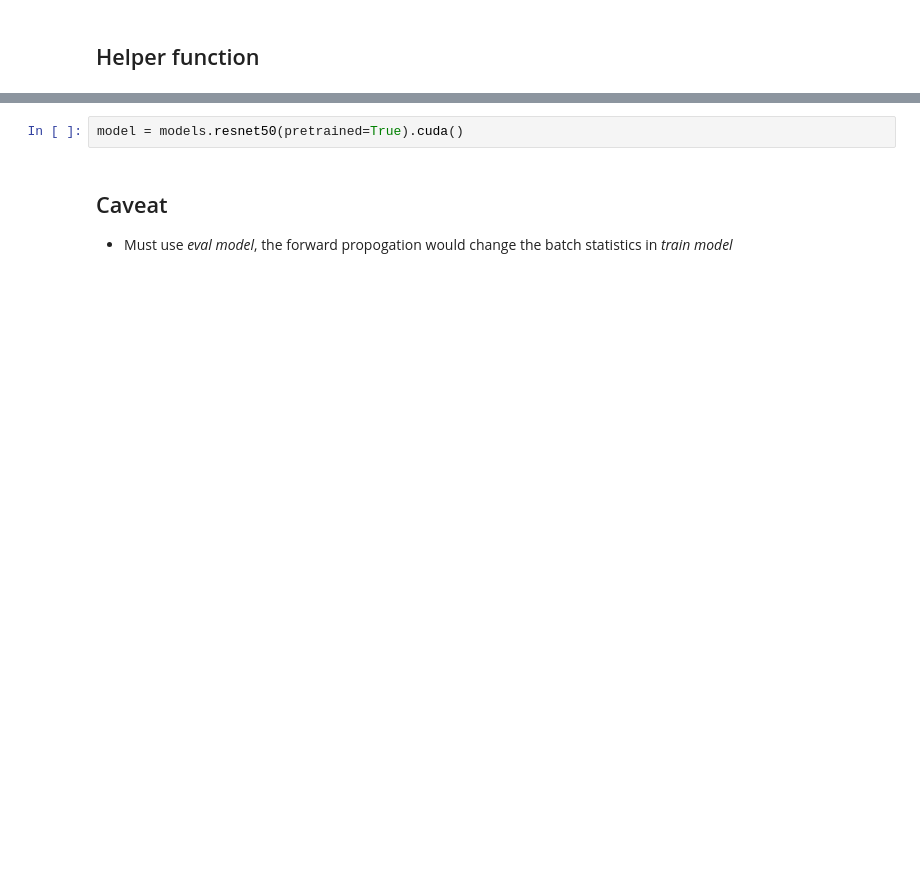
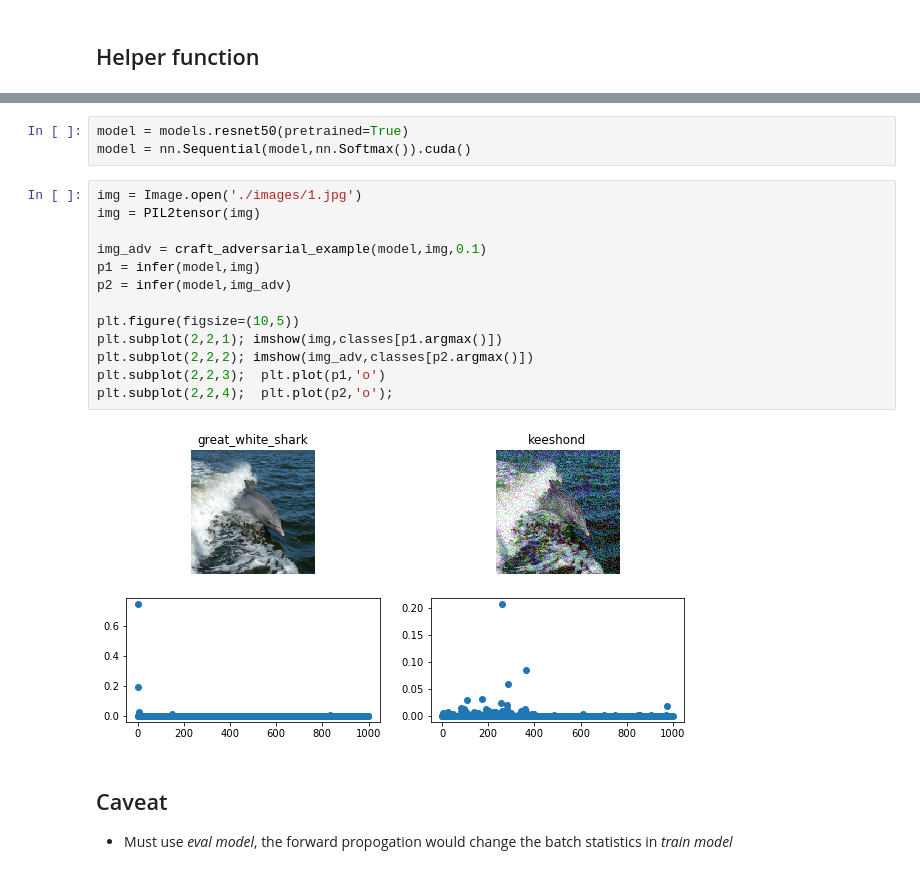
Before and after one commit to leiwu0308/SmoothGrad, a Jupyter notebook: main.ipynb, the cells around one changed output, grey strips where cells are left out. Drawn from its saved outputs; the diff is of its cells as text; blank space fills up the shorter version.

```diff
--- a/main.ipynb
+++ b/main.ipynb
@@ -117,6 +150,22 @@ def test_image(model,img,smooth=False,nsamples=20,stddev=0.15):
     plt.subplot(1,3,3); plt.plot(prob_pred,'o');
 # %%
-model = models.resnet50(pretrained=True).cuda()
+model = models.resnet50(pretrained=True)
+model = nn.Sequential(model,nn.Softmax()).cuda()
+# %%
+img = Image.open('./images/1.jpg')
+img = PIL2tensor(img)
+
+img_adv = craft_adversarial_example(model,img,0.1)
+p1 = infer(model,img)
+p2 = infer(model,img_adv)
+
+plt.figure(figsize=(10,5))
+plt.subplot(2,2,1); imshow(img,classes[p1.argmax()])
+plt.subplot(2,2,2); imshow(img_adv,classes[p2.argmax()])
+plt.subplot(2,2,3);  plt.plot(p1,'o')
+plt.subplot(2,2,4);  plt.plot(p2,'o');
+# %% [output]
+[figure, added]
 # %% [markdown]
 ## Caveat
 - Must use *eval model*, the forward propogation would change the batch statistics in *train model*
```
Also changed, not shown: parts of 9 cells of this notebook, 4 other files.
